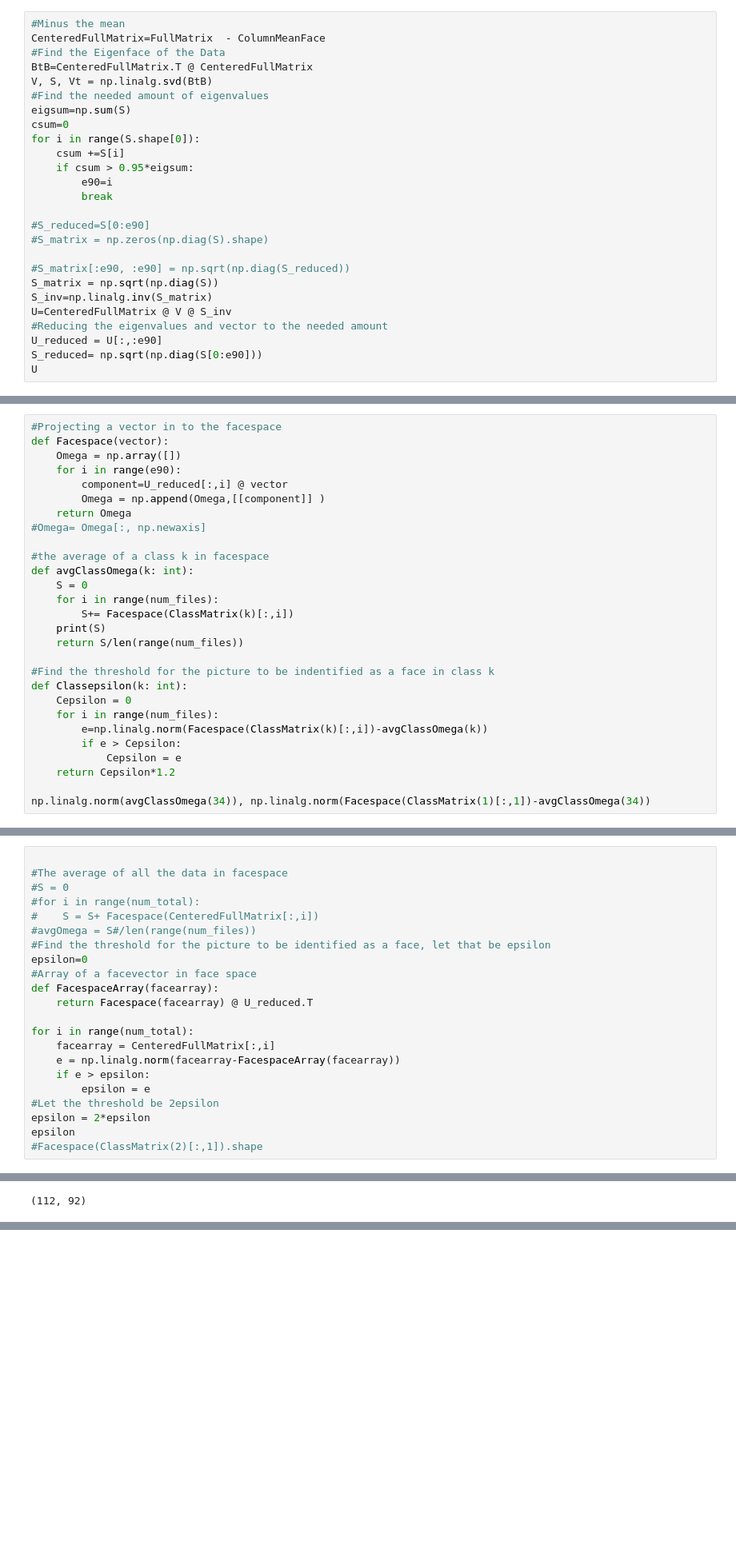
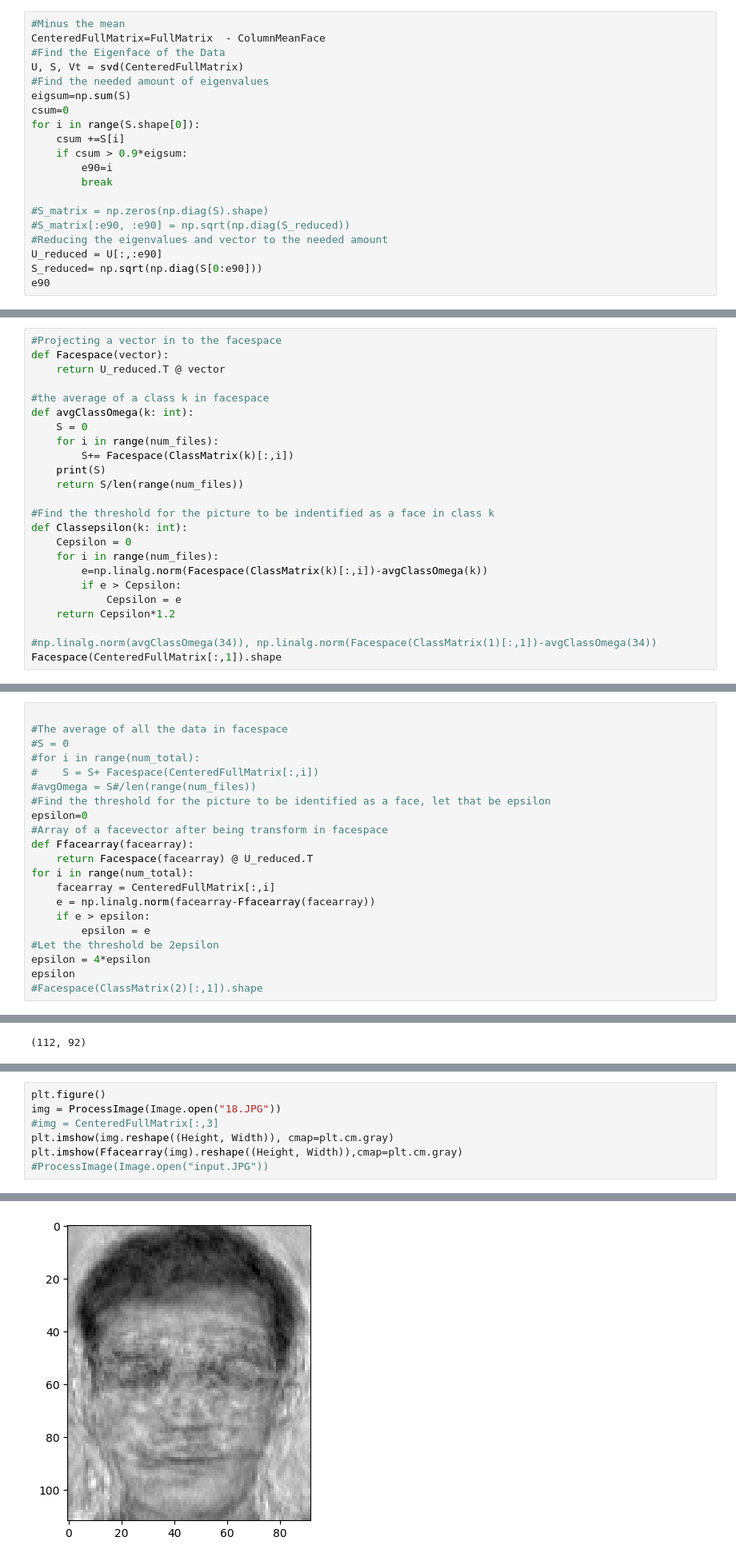
Before and after one commit to tincuri/BTLdstt, a Jupyter notebook: dstt.ipynb, the cells around one changed output, grey strips where cells are left out. Shown: that part at 80% size. Cells and saved outputs as stored; diff of their text form; blank space fills up the shorter version.

```diff
--- a/dstt.ipynb
+++ b/dstt.ipynb
@@ -89,26 +84,20 @@ print(MeanFace)
 #Minus the mean
 CenteredFullMatrix=FullMatrix  - ColumnMeanFace
 #Find the Eigenface of the Data
-BtB=CenteredFullMatrix.T @ CenteredFullMatrix
-V, S, Vt = np.linalg.svd(BtB)
+U, S, Vt = svd(CenteredFullMatrix)
 #Find the needed amount of eigenvalues
 eigsum=np.sum(S)
 csum=0
 for i in range(S.shape[0]):
     csum +=S[i]
-    if csum > 0.95*eigsum:
+    if csum > 0.9*eigsum:
         e90=i
         break
 
-#S_reduced=S[0:e90]
 #S_matrix = np.zeros(np.diag(S).shape)
-
 #S_matrix[:e90, :e90] = np.sqrt(np.diag(S_reduced))
-S_matrix = np.sqrt(np.diag(S))
-S_inv=np.linalg.inv(S_matrix)
-U=CenteredFullMatrix @ V @ S_inv
 #Reducing the eigenvalues and vector to the needed amount
 U_reduced = U[:,:e90]
 S_reduced= np.sqrt(np.diag(S[0:e90]))
-U
+e90
 # %% [output]
@@ -142,12 +105,7 @@ def ReconstructImage(face):
 # %%
 #Projecting a vector in to the facespace
 def Facespace(vector):
-    Omega = np.array([])
-    for i in range(e90):
-        component=U_reduced[:,i] @ vector
-        Omega = np.append(Omega,[[component]] )
-    return Omega
-#Omega= Omega[:, np.newaxis]
+    return U_reduced.T @ vector
 
 #the average of a class k in facespace
 def avgClassOmega(k: int):
@@ -166,5 +124,6 @@ def Classepsilon(k: int):
             Cepsilon = e
     return Cepsilon*1.2
 
-np.linalg.norm(avgClassOmega(34)), np.linalg.norm(Facespace(ClassMatrix(1)[:,1])-avgClassOmega(34))
+#np.linalg.norm(avgClassOmega(34)), np.linalg.norm(Facespace(ClassMatrix(1)[:,1])-avgClassOmega(34))
+Facespace(CenteredFullMatrix[:,1]).shape
 # %% [output]
@@ -195,17 +137,16 @@ np.linalg.norm(avgClassOmega(34)), np.linalg.norm(Facespace(ClassMatrix(1)[:,1])
 #avgOmega = S#/len(range(num_files))
 #Find the threshold for the picture to be identified as a face, let that be epsilon
 epsilon=0
-#Array of a facevector in face space
-def FacespaceArray(facearray):
+#Array of a facevector after being transform in facespace
+def Ffacearray(facearray):
     return Facespace(facearray) @ U_reduced.T
-
 for i in range(num_total):
     facearray = CenteredFullMatrix[:,i]
-    e = np.linalg.norm(facearray-FacespaceArray(facearray))
+    e = np.linalg.norm(facearray-Ffacearray(facearray))
     if e > epsilon:
         epsilon = e
 #Let the threshold be 2epsilon
-epsilon = 2*epsilon
+epsilon = 4*epsilon
 epsilon
 #Facespace(ClassMatrix(2)[:,1]).shape
 # %% [output]
@@ -252,0 +239,8 @@ Image.open("archive\\s1\\5.pgm").show()
+# %%
+plt.figure()
+img = ProcessImage(Image.open("18.JPG"))
+#img = CenteredFullMatrix[:,3]
+plt.imshow(img.reshape((Height, Width)), cmap=plt.cm.gray)
+plt.imshow(Ffacearray(img).reshape((Height, Width)),cmap=plt.cm.gray)
+#ProcessImage(Image.open("input.JPG"))
+# %% [output]
@@ -252,0 +248 @@ Image.open("archive\\s1\\5.pgm").show()
+[figure, added]
```
Also changed, not shown: parts of 24 cells of this notebook, 3 other files.
